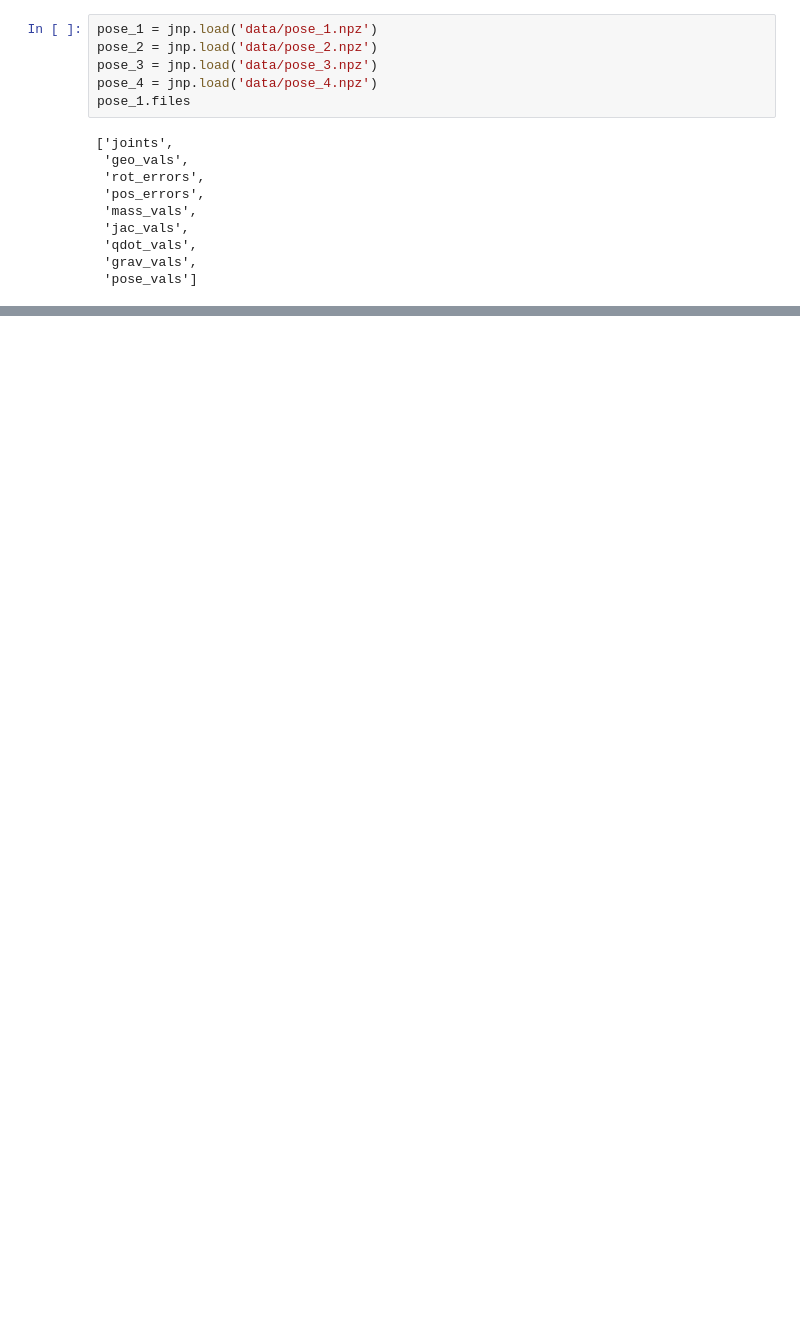
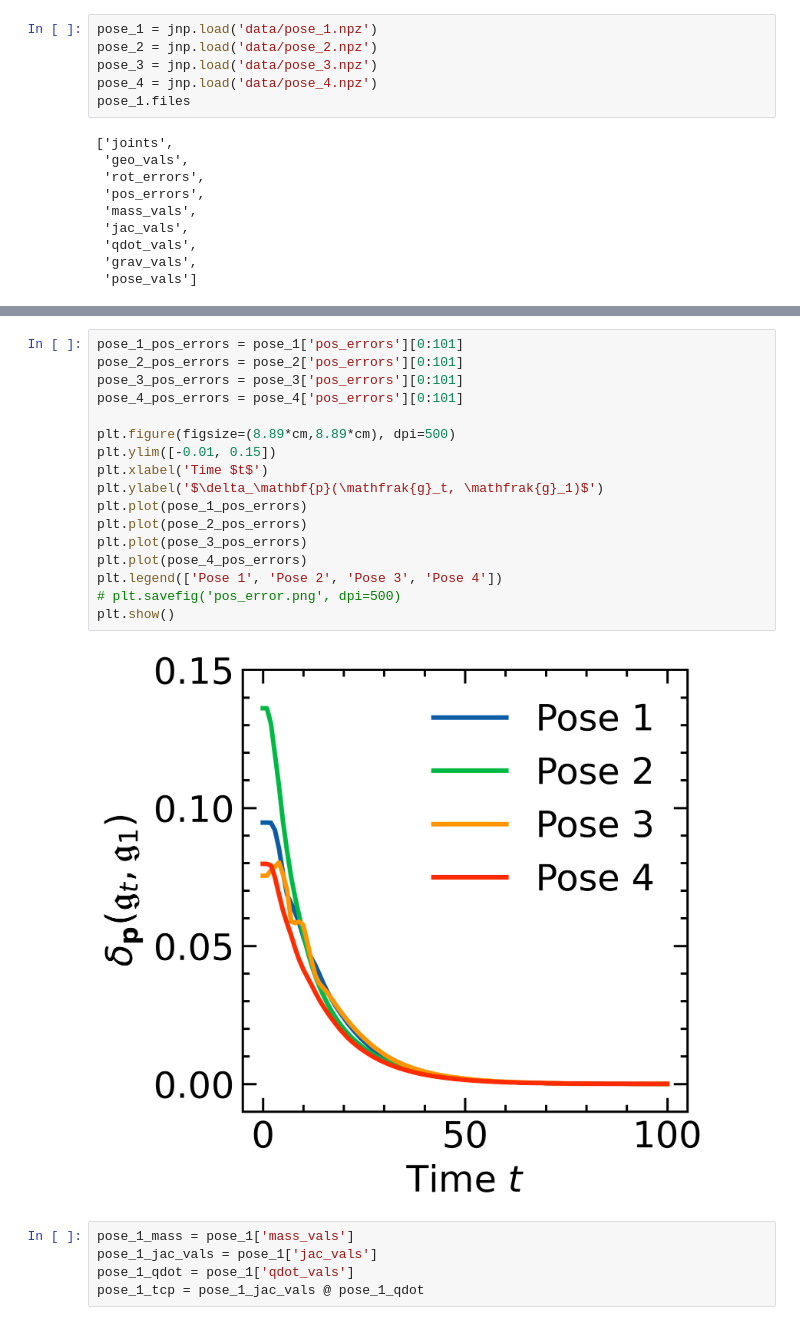
Before and after one commit to ManufacturingInformatics/geo-visual-servo, a Jupyter notebook: notebooks/plot_grabs.ipynb, the cells around one changed output, grey strips where cells are left out. Drawn from its saved outputs; the diff is of its cells as text; blank space fills up the shorter version.

```diff
--- a/notebooks/plot_grabs.ipynb
+++ b/notebooks/plot_grabs.ipynb
@@ -52,0 +85,24 @@ array([[ 100.67168 ],
+# %%
+pose_1_pos_errors = pose_1['pos_errors'][0:101]
+pose_2_pos_errors = pose_2['pos_errors'][0:101]
+pose_3_pos_errors = pose_3['pos_errors'][0:101]
+pose_4_pos_errors = pose_4['pos_errors'][0:101]
+
+plt.figure(figsize=(8.89*cm,8.89*cm), dpi=500)
+plt.ylim([-0.01, 0.15])
+plt.xlabel('Time $t$')
+plt.ylabel('$\delta_\mathbf{p}(\mathfrak{g}_t, \mathfrak{g}_1)$')
+plt.plot(pose_1_pos_errors)
+plt.plot(pose_2_pos_errors)
+plt.plot(pose_3_pos_errors)
+plt.plot(pose_4_pos_errors)
+plt.legend(['Pose 1', 'Pose 2', 'Pose 3', 'Pose 4'])
+# plt.savefig('pos_error.png', dpi=500)
+plt.show()
+# %% [output]
+[figure, added]
+# %%
+pose_1_mass = pose_1['mass_vals']
+pose_1_jac_vals = pose_1['jac_vals']
+pose_1_qdot = pose_1['qdot_vals']
+pose_1_tcp = pose_1_jac_vals @ pose_1_qdot
```
Also changed, not shown: parts of 7 cells of this notebook, 6 other files.
